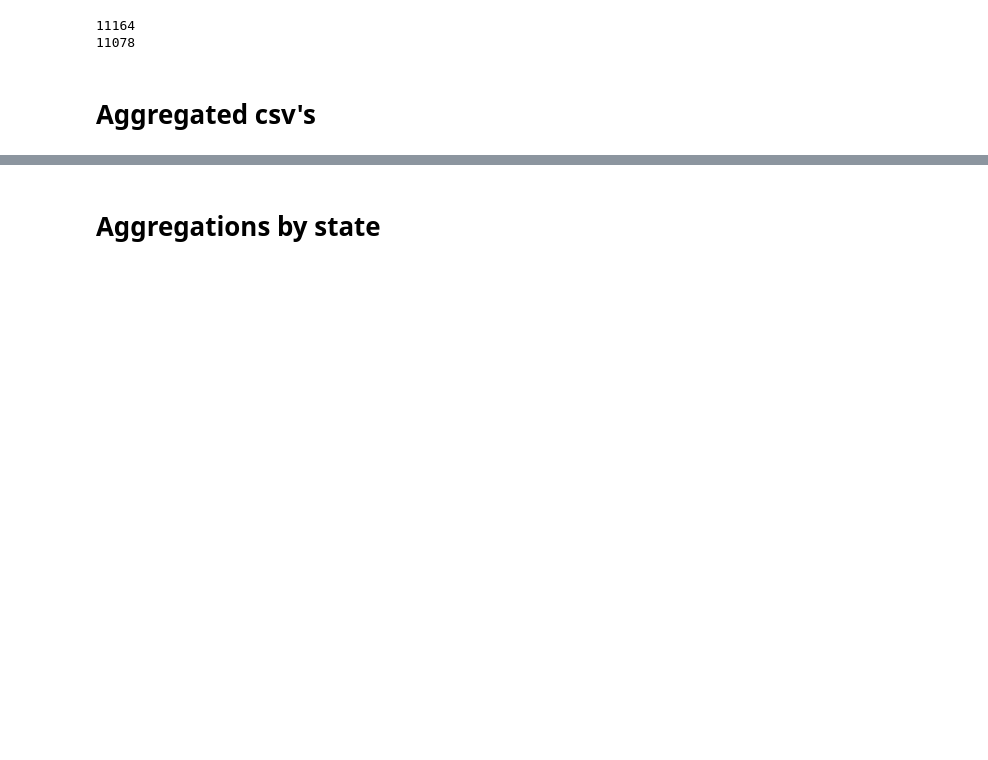
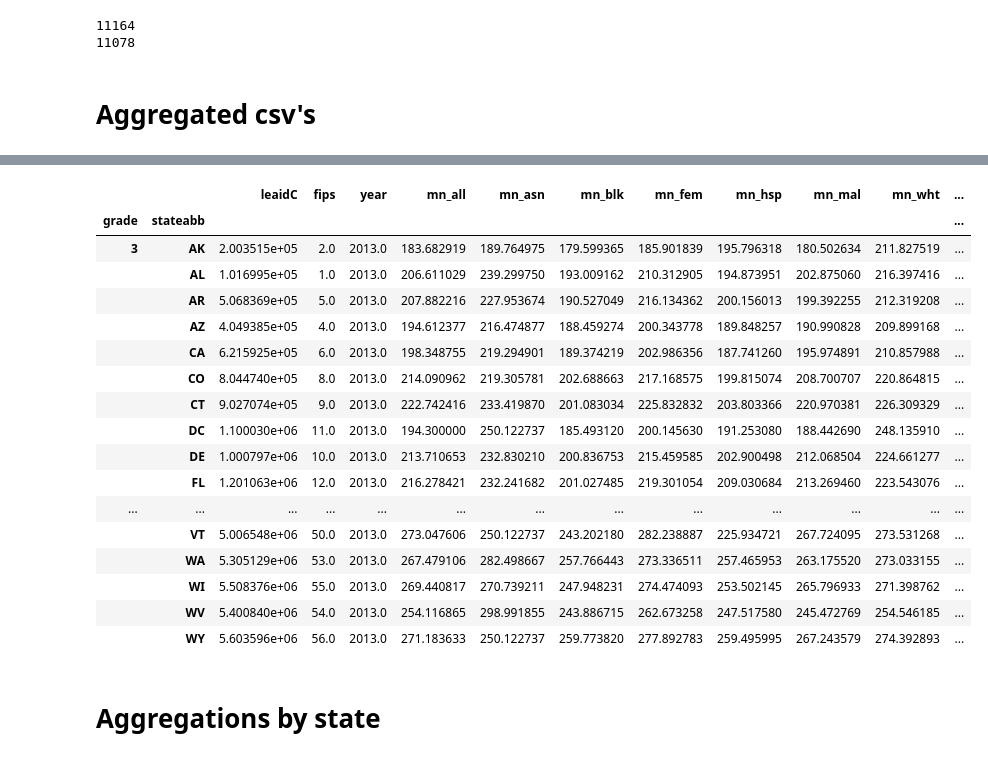
Before and after one commit to tbuck09/Education_Data_Visualization_Project, a Jupyter notebook: SEDA_Data_EDA.ipynb, the cells around one changed output, grey strips where cells are left out. Cells and saved outputs as stored; diff of their text form; code cells hidden in the pictures; blank space fills up the shorter version.

```diff
--- a/SEDA_Data_EDA.ipynb
+++ b/SEDA_Data_EDA.ipynb
@@ -397,3 +397,6 @@ Restrict data to all schools in 2013.
 # %%
 ela2013_df= long_naep.loc[(long_naep["subject"] == "ela") & (long_naep["year"] == 2013)]
 math2013_df= long_naep.loc[(long_naep["subject"] == "math") & (long_naep["year"] == 2013)]
+
+ela2013_df.fillna(ela2013_df.mean(), inplace= True)
+math2013_df.fillna(math2013_df.mean(), inplace= True)
@@ -417,3 +444,28 @@ math2013_df.to_csv("resources/math_2013.csv")
 # %%
 ela2013_agg_df= ela2013_df.groupby(["grade","stateabb"]).mean()
 math2013_agg_df= math2013_df.groupby(["grade","stateabb"]).mean()
+
+ela2013_agg_df.reset_index(inplace= True)
+math2013_agg_df.reset_index(inplace= True)
+
+ela2013_agg_df.fillna(ela2013_agg_df.mean(), inplace= True)
+math2013_agg_df.fillna(math2013_agg_df.mean(), inplace= True)
+# %% [output]
+|  |  | leaidC | fips | year | mn_all | mn_asn | mn_blk | mn_fem | mn_hsp | mn_mal | mn_wht | ... |
+| grade | stateabb |  |  |  |  |  |  |  |  |  |  | ... |
+| 3 | AK | 2.003515e+05 | 2.0 | 2013.0 | 183.682919 | 189.764975 | 179.599365 | 185.901839 | 195.796318 | 180.502634 | 211.827519 | ... |
+|  | AL | 1.016995e+05 | 1.0 | 2013.0 | 206.611029 | 239.299750 | 193.009162 | 210.312905 | 194.873951 | 202.875060 | 216.397416 | ... |
+|  | AR | 5.068369e+05 | 5.0 | 2013.0 | 207.882216 | 227.953674 | 190.527049 | 216.134362 | 200.156013 | 199.392255 | 212.319208 | ... |
+|  | AZ | 4.049385e+05 | 4.0 | 2013.0 | 194.612377 | 216.474877 | 188.459274 | 200.343778 | 189.848257 | 190.990828 | 209.899168 | ... |
+|  | CA | 6.215925e+05 | 6.0 | 2013.0 | 198.348755 | 219.294901 | 189.374219 | 202.986356 | 187.741260 | 195.974891 | 210.857988 | ... |
+|  | CO | 8.044740e+05 | 8.0 | 2013.0 | 214.090962 | 219.305781 | 202.688663 | 217.168575 | 199.815074 | 208.700707 | 220.864815 | ... |
+|  | CT | 9.027074e+05 | 9.0 | 2013.0 | 222.742416 | 233.419870 | 201.083034 | 225.832832 | 203.803366 | 220.970381 | 226.309329 | ... |
+|  | DC | 1.100030e+06 | 11.0 | 2013.0 | 194.300000 | 250.122737 | 185.493120 | 200.145630 | 191.253080 | 188.442690 | 248.135910 | ... |
+|  | DE | 1.000797e+06 | 10.0 | 2013.0 | 213.710653 | 232.830210 | 200.836753 | 215.459585 | 202.900498 | 212.068504 | 224.661277 | ... |
+|  | FL | 1.201063e+06 | 12.0 | 2013.0 | 216.278421 | 232.241682 | 201.027485 | 219.301054 | 209.030684 | 213.269460 | 223.543076 | ... |
+| ... | ... | ... | ... | ... | ... | ... | ... | ... | ... | ... | ... | ... |
+|  | VT | 5.006548e+06 | 50.0 | 2013.0 | 273.047606 | 250.122737 | 243.202180 | 282.238887 | 225.934721 | 267.724095 | 273.531268 | ... |
+|  | WA | 5.305129e+06 | 53.0 | 2013.0 | 267.479106 | 282.498667 | 257.766443 | 273.336511 | 257.465953 | 263.175520 | 273.033155 | ... |
+|  | WI | 5.508376e+06 | 55.0 | 2013.0 | 269.440817 | 270.739211 | 247.948231 | 274.474093 | 253.502145 | 265.796933 | 271.398762 | ... |
+|  | WV | 5.400840e+06 | 54.0 | 2013.0 | 254.116865 | 298.991855 | 243.886715 | 262.673258 | 247.517580 | 245.472769 | 254.546185 | ... |
+|  | WY | 5.603596e+06 | 56.0 | 2013.0 | 271.183633 | 250.122737 | 259.773820 | 277.892783 | 259.495995 | 267.243579 | 274.392893 | ... |
```
Also changed, not shown: parts of 8 cells of this notebook.
